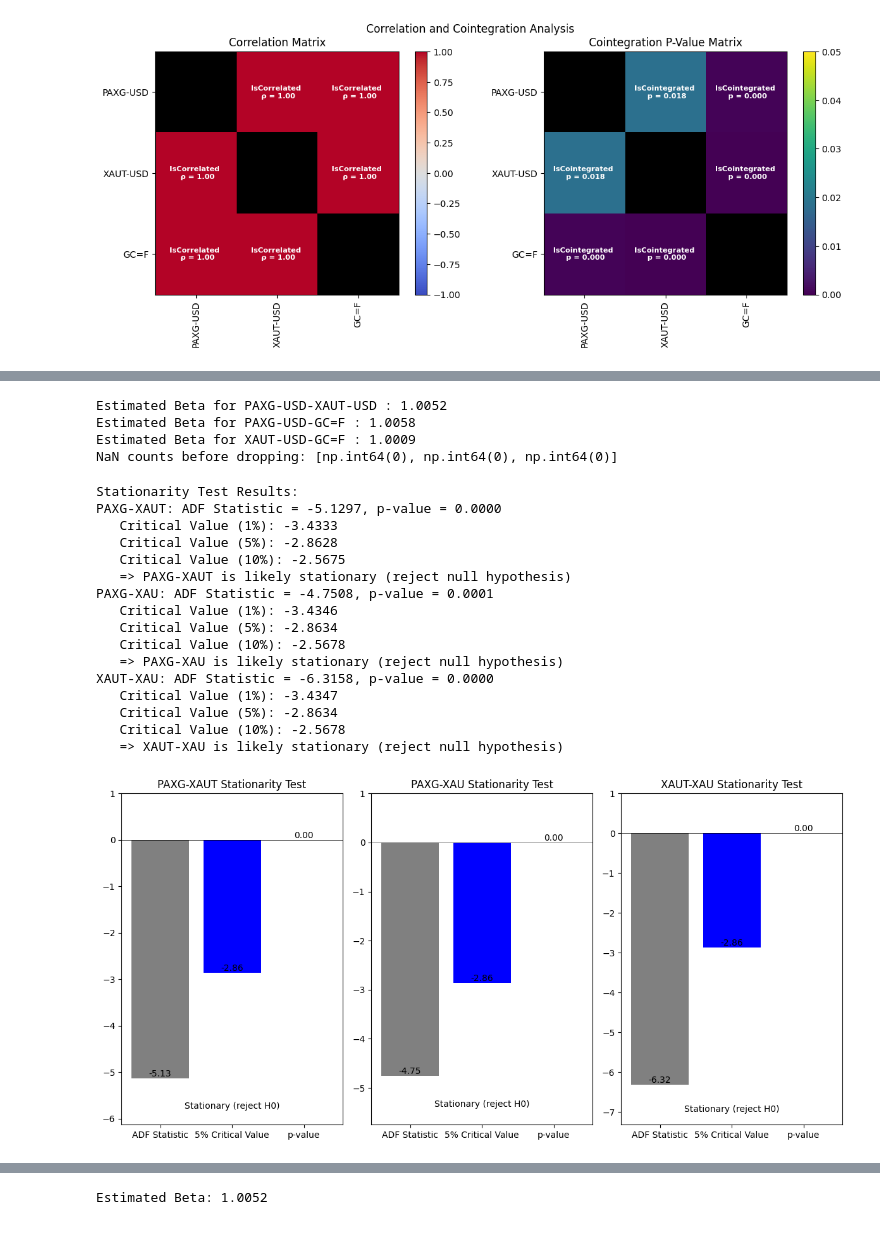
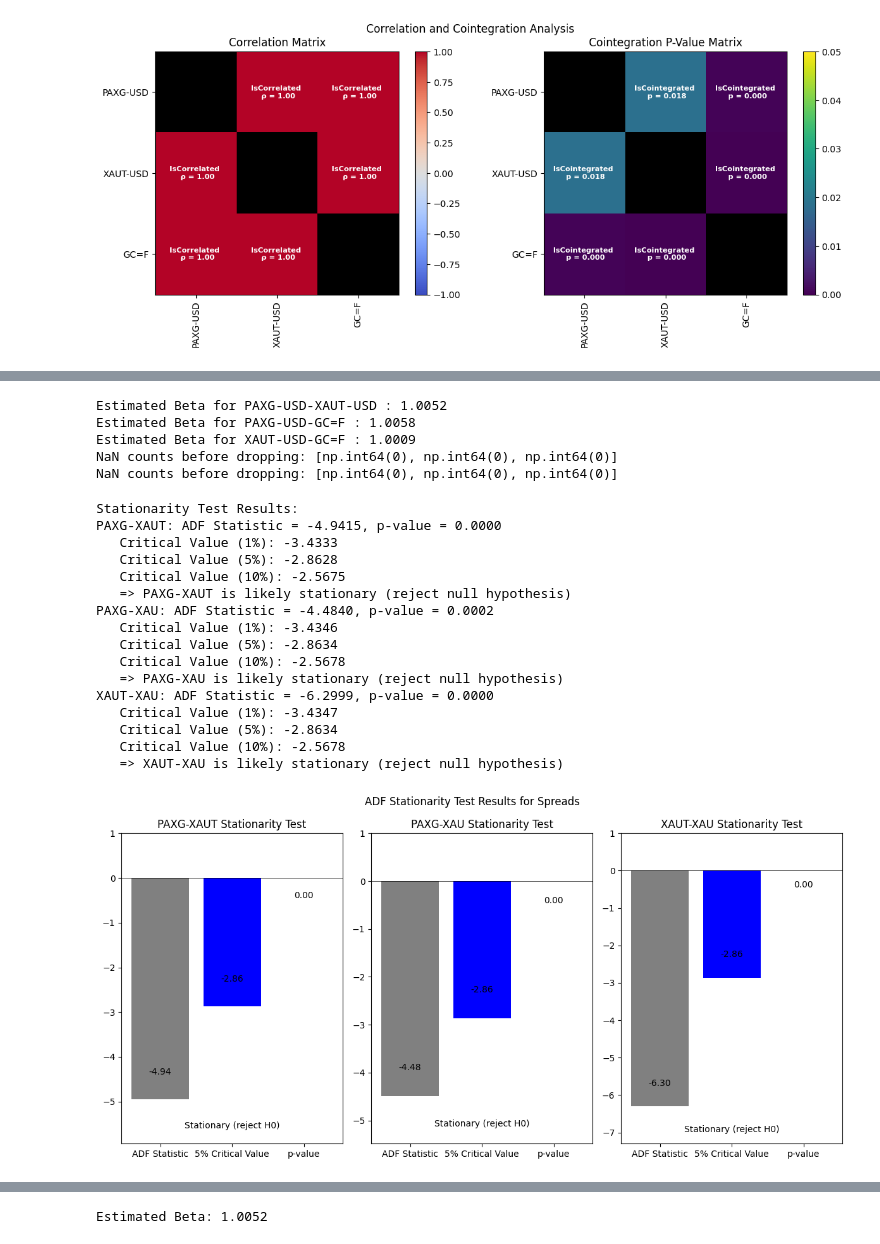
Before and after one commit to ayodeji-0/Tokenized-Gold-Stat-Arb, a Jupyter notebook: tg_stat_arb.ipynb, the cells around one changed output, grey strips where cells are left out. Drawn from its saved outputs; the diff is of its cells as text; code cells hidden in the pictures.

Commit message:
Plots
Correlation and Cointegration Matrices, Stationarity Test Results, and ZScore Preliminary Analysis Plots

```diff
--- a/tg_stat_arb.ipynb
+++ b/tg_stat_arb.ipynb
@@ -158,14 +158,28 @@ Length of spreads xaut-xau 1546
 # compute spreads (beta aware)
 
 spreads = {
+    'PAXG-XAUT': compute_spread(data,'PAXG-USD', 'XAUT-USD', beta=False),
+    'PAXG-XAU': compute_spread(data_weekdays,'PAXG-USD', 'GC=F', beta=False),
+    'XAUT-XAU': compute_spread(data_weekdays,'XAUT-USD', 'GC=F', beta=False),
+}
+
+spreads_beta = {
     'PAXG-XAUT': compute_spread(data,'PAXG-USD', 'XAUT-USD', beta=True),
     'PAXG-XAU': compute_spread(data_weekdays,'PAXG-USD', 'GC=F', beta=True),
     'XAUT-XAU': compute_spread(data_weekdays,'XAUT-USD', 'GC=F', beta=True),
 }
 
 # remove NaNs from each spread series
+
 print(f"NaN counts before dropping: {[series.isna().sum() for series in spreads.values()]}")
 spreads = {name: series.dropna() for name, series in spreads.items()}
+
+print(f"NaN counts before dropping: {[series.isna().sum() for series in spreads_beta.values()]}")
+spreads_beta = {name: series.dropna() for name, series in spreads_beta.items()}
+
+
+
+
 
 # z-scores
 rolling_zscore = {
@@ -178,21 +192,42 @@ exp_zscore = {
     for name, series in spreads.items()
 }
 
+rolling_zscore_beta = {
+    name: (series - series.rolling(window=window).mean()) / series.rolling(window=window).std()
+    for name, series in spreads_beta.items()
+}
+
+exp_zscore_beta = {
+    name: (series - series.ewm(span=window, adjust=False).mean()) / series.ewm(span=window, adjust=False).std()
+    for name, series in spreads_beta.items()
+}
+
 # add z-score columns directly into the existing spreads dict
 for name, series in spreads.items():
     spreads[name] = series.to_frame(name='spread')
     spreads[name]['rolling_zscore'] = rolling_zscore[name]
     spreads[name]['exp_zscore'] = exp_zscore[name]
 
+for name, series in spreads_beta.items():
+    spreads_beta[name] = series.to_frame(name='spread')
+    spreads_beta[name]['rolling_zscore'] = rolling_zscore_beta[name]
+    spreads_beta[name]['exp_zscore'] = exp_zscore_beta[name]
+
+
+
 # keep existing variable names used by later cells
 paxg_xaut_spread = spreads['PAXG-XAUT']
 paxg_xau_spread = spreads['PAXG-XAU']
 xaut_xau_spread = spreads['XAUT-XAU']
+paxg_xaut_spread_beta = spreads_beta['PAXG-XAUT']
+paxg_xau_spread_beta = spreads_beta['PAXG-XAU']
+xaut_xau_spread_beta = spreads_beta['XAUT-XAU']
 # %% [output]
 Estimated Beta for PAXG-USD-XAUT-USD : 1.0052
 Estimated Beta for PAXG-USD-GC=F : 1.0058
 Estimated Beta for XAUT-USD-GC=F : 1.0009
 NaN counts before dropping: [np.int64(0), np.int64(0), np.int64(0)]
+NaN counts before dropping: [np.int64(0), np.int64(0), np.int64(0)]
 # %%
 # stationarity test
 import statsmodels.api as sm
@@ -217,37 +252,38 @@ for name, result in stationarity.items():
     else:
         print(f"   => {name} is likely non-stationary (fail to reject null hypothesis)")
 
 # plot output for stationarity test results
 plt.figure(figsize=(12, 6))
 for i, (name, result) in enumerate(stationarity.items()):
     plt.subplot(1, 3, i+1)
     plt.title(f"{name} Stationarity Test")
     plt.bar(['ADF Statistic', '5% Critical Value', 'p-value'], [result['ADF Statistic'], result['Critical Values']['5%'], result['p-value']], color=['grey', 'blue', 'orange'])
     plt.axhline(0, color='black', lw=0.5)
-    plt.text(0, result['ADF Statistic'], f"{result['ADF Statistic']:.2f}", ha='center', va='bottom')
-    plt.text(1, result['Critical Values']['5%'], f"{result['Critical Values']['5%']:.2f}", ha='center', va='bottom')
-    plt.text(2, result['p-value'], f"{result['p-value']:.2f}", ha='center', va='bottom')
+    plt.text(0, result['ADF Statistic'] + 0.5, f"{result['ADF Statistic']:.2f}", ha='center', va='bottom')
+    plt.text(1, result['Critical Values']['5%'] + 0.5, f"{result['Critical Values']['5%']:.2f}", ha='center', va='bottom')
+    plt.text(2, result['p-value'] - 0.5, f"{result['p-value']:.2f}", ha='center', va='bottom')
     plt.ylim(min(result['ADF Statistic'], result['Critical Values']['5%'], result['p-value']) - 1, max(result['ADF Statistic'], result['Critical Values']['5%'], result['p-value']) + 1)
     plt.text(1, min(result['ADF Statistic'], result['Critical Values']['5%'], result['p-value']) - 0.5,
              "Stationary (reject H0)" if result['p-value'] < 0.05 else "Non-Stationary (fail to reject H0)",
              ha='center', va='top', fontsize=10, color='black' if result['p-value'] < 0.05 else 'orange')
+plt.suptitle("ADF Stationarity Test Results for Spreads")
 plt.tight_layout()
 plt.show()
 # %% [output]
 Stationarity Test Results:
-PAXG-XAUT: ADF Statistic = -5.1297, p-value = 0.0000
+PAXG-XAUT: ADF Statistic = -4.9415, p-value = 0.0000
    Critical Value (1%): -3.4333
    Critical Value (5%): -2.8628
    Critical Value (10%): -2.5675
    => PAXG-XAUT is likely stationary (reject null hypothesis)
-PAXG-XAU: ADF Statistic = -4.7508, p-value = 0.0001
+PAXG-XAU: ADF Statistic = -4.4840, p-value = 0.0002
    Critical Value (1%): -3.4346
    Critical Value (5%): -2.8634
    Critical Value (10%): -2.5678
    => PAXG-XAU is likely stationary (reject null hypothesis)
-XAUT-XAU: ADF Statistic = -6.3158, p-value = 0.0000
+XAUT-XAU: ADF Statistic = -6.2999, p-value = 0.0000
    Critical Value (1%): -3.4347
    Critical Value (5%): -2.8634
    Critical Value (10%): -2.5678
    => XAUT-XAU is likely stationary (reject null hypothesis)
-[figure, old version]
+[figure, new version]
```
Also changed, not shown: parts of 4 cells of this notebook, 6 other files.
